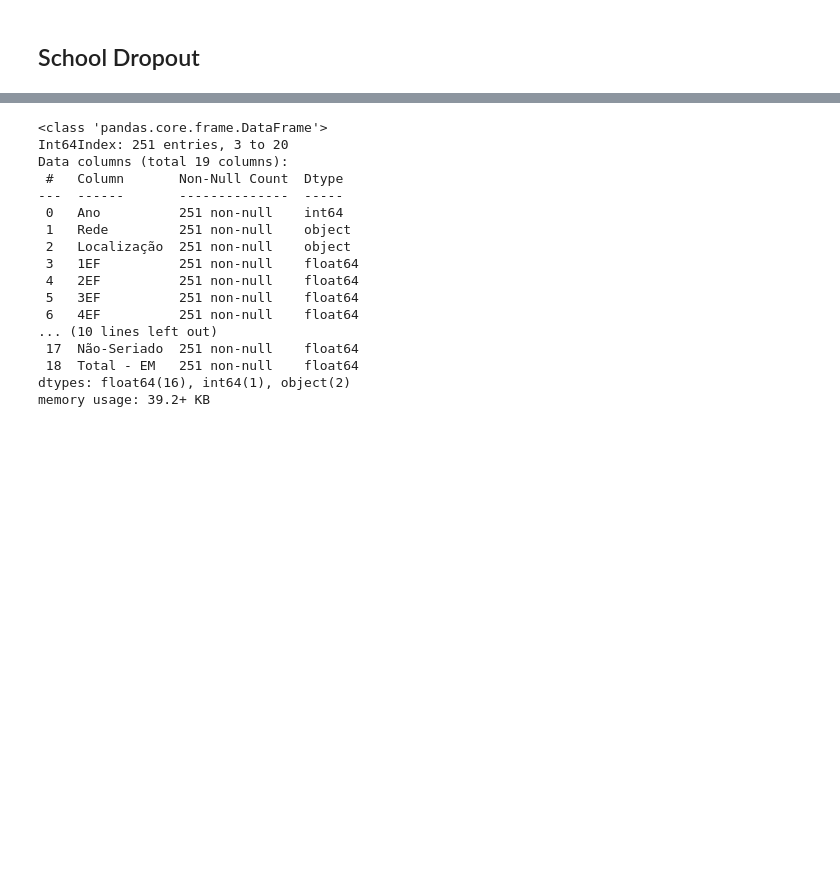
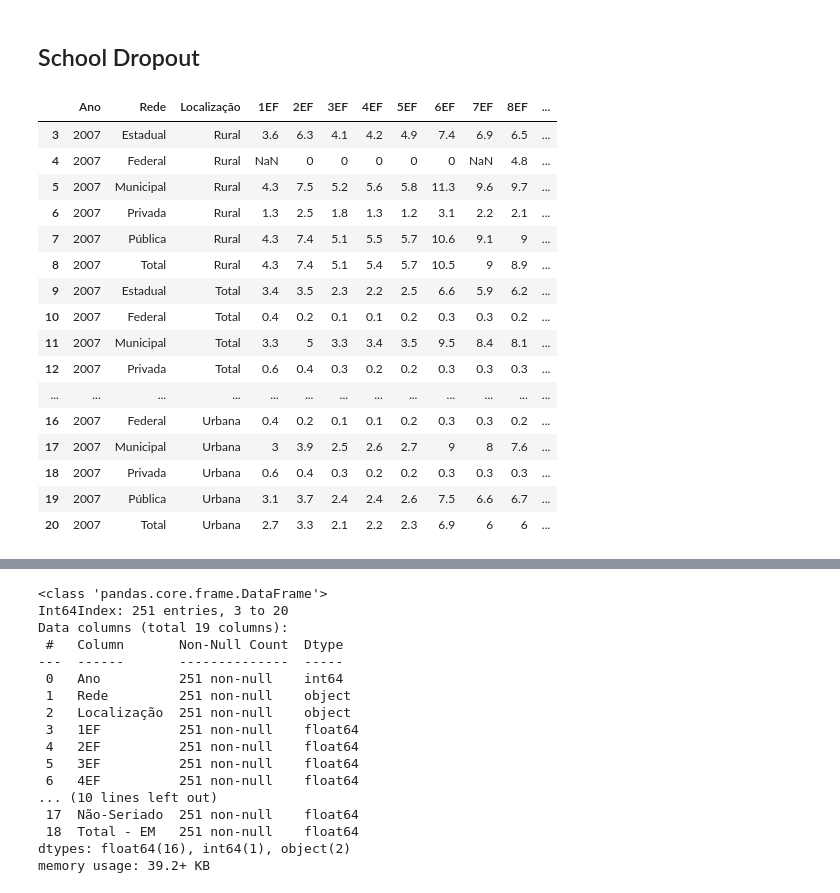
Before and after one commit to aianshay/covid-impacts-on-education, a Jupyter notebook: performance_data.ipynb, the cells around one changed output, grey strips where cells are left out. Drawn from its saved outputs; the diff is of its cells as text; code cells hidden in the pictures; blank space fills up the shorter version.

```diff
--- a/performance_data.ipynb
+++ b/performance_data.ipynb
@@ -505,6 +520,26 @@ for y in years_finals:
 final_performance_school_dropout = pd.concat([df_initials, df_finals])
 # %%
 final_performance_school_dropout['Rede'] = final_performance_school_dropout['Rede'].apply(format_rede)
+# %%
+final_performance_school_dropout[final_performance_school_dropout['Ano'] == 2007]
+# %% [output]
+|  | Ano | Rede | Localização | 1EF | 2EF | 3EF | 4EF | 5EF | 6EF | 7EF | 8EF | ... |
+| 3 | 2007 | Estadual | Rural | 3.6 | 6.3 | 4.1 | 4.2 | 4.9 | 7.4 | 6.9 | 6.5 | ... |
+| 4 | 2007 | Federal | Rural | NaN | 0 | 0 | 0 | 0 | 0 | NaN | 4.8 | ... |
+| 5 | 2007 | Municipal | Rural | 4.3 | 7.5 | 5.2 | 5.6 | 5.8 | 11.3 | 9.6 | 9.7 | ... |
+| 6 | 2007 | Privada | Rural | 1.3 | 2.5 | 1.8 | 1.3 | 1.2 | 3.1 | 2.2 | 2.1 | ... |
+| 7 | 2007 | Pública | Rural | 4.3 | 7.4 | 5.1 | 5.5 | 5.7 | 10.6 | 9.1 | 9 | ... |
+| 8 | 2007 | Total | Rural | 4.3 | 7.4 | 5.1 | 5.4 | 5.7 | 10.5 | 9 | 8.9 | ... |
+| 9 | 2007 | Estadual | Total | 3.4 | 3.5 | 2.3 | 2.2 | 2.5 | 6.6 | 5.9 | 6.2 | ... |
+| 10 | 2007 | Federal | Total | 0.4 | 0.2 | 0.1 | 0.1 | 0.2 | 0.3 | 0.3 | 0.2 | ... |
+| 11 | 2007 | Municipal | Total | 3.3 | 5 | 3.3 | 3.4 | 3.5 | 9.5 | 8.4 | 8.1 | ... |
+| 12 | 2007 | Privada | Total | 0.6 | 0.4 | 0.3 | 0.2 | 0.2 | 0.3 | 0.3 | 0.3 | ... |
+| ... | ... | ... | ... | ... | ... | ... | ... | ... | ... | ... | ... | ... |
+| 16 | 2007 | Federal | Urbana | 0.4 | 0.2 | 0.1 | 0.1 | 0.2 | 0.3 | 0.3 | 0.2 | ... |
+| 17 | 2007 | Municipal | Urbana | 3 | 3.9 | 2.5 | 2.6 | 2.7 | 9 | 8 | 7.6 | ... |
+| 18 | 2007 | Privada | Urbana | 0.6 | 0.4 | 0.3 | 0.2 | 0.2 | 0.3 | 0.3 | 0.3 | ... |
+| 19 | 2007 | Pública | Urbana | 3.1 | 3.7 | 2.4 | 2.4 | 2.6 | 7.5 | 6.6 | 6.7 | ... |
+| 20 | 2007 | Total | Urbana | 2.7 | 3.3 | 2.1 | 2.2 | 2.3 | 6.9 | 6 | 6 | ... |
 # %%
 final_performance_school_dropout.head()
 # %% [output]
```
Also changed, not shown: parts of 3 cells of this notebook, 2 other files.
